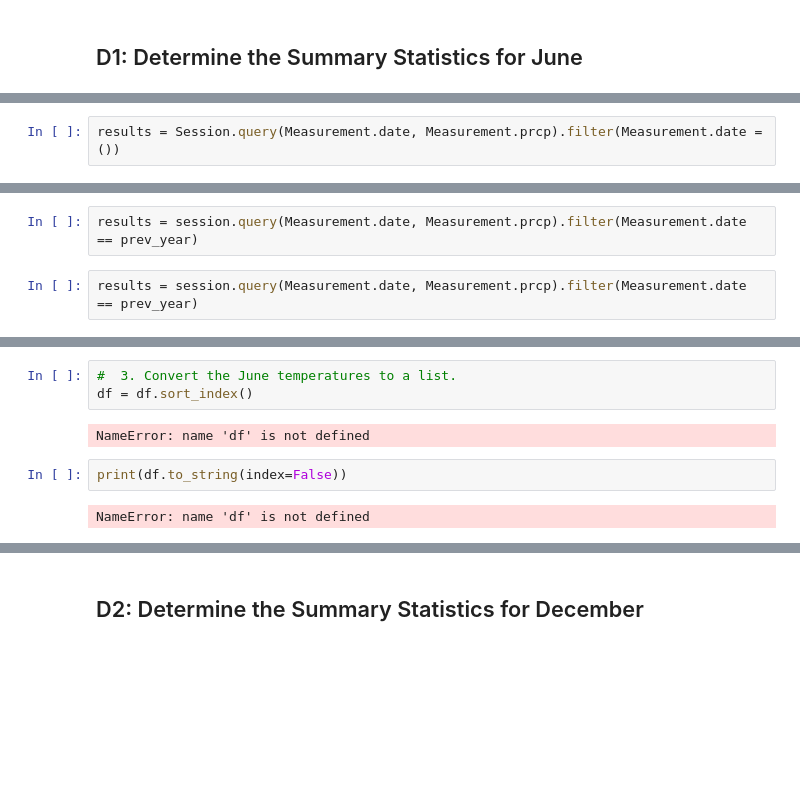
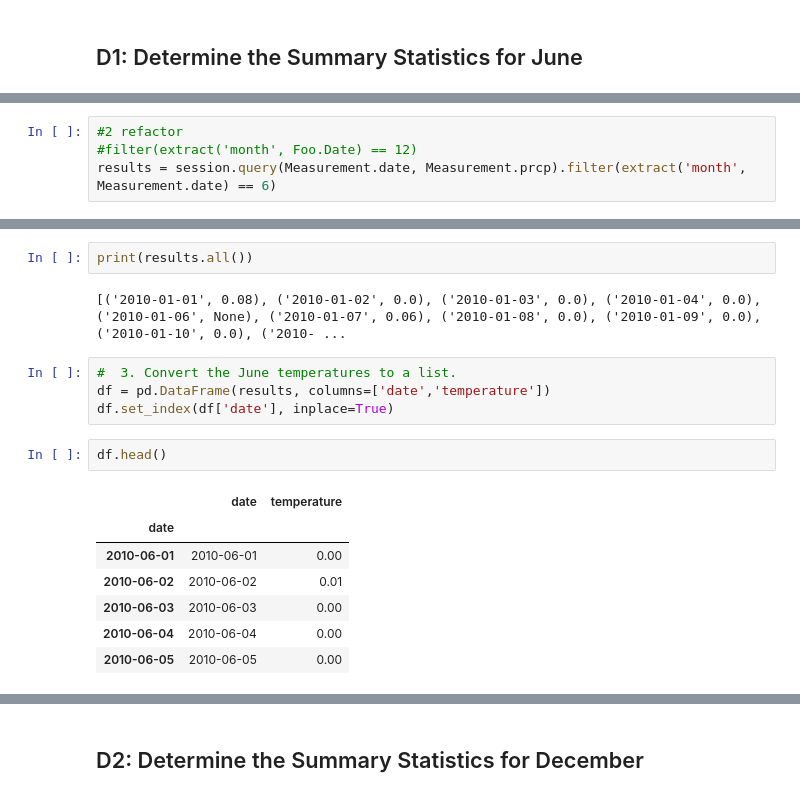
Before and after one commit to mpatubo/surfs_up, a Jupyter notebook: SurfsUp_Challenge.ipynb, the cells around one changed output, grey strips where cells are left out. Drawn from its saved outputs; the diff is of its cells as text; blank space fills up the shorter version.

```diff
--- a/SurfsUp_Challenge.ipynb
+++ b/SurfsUp_Challenge.ipynb
@@ -63,2 +39,4 @@ june = dt.date(2017,6, 1)
 # %%
-results = Session.query(Measurement.date, Measurement.prcp).filter(Measurement.date = ())
+#2 refactor
+#filter(extract('month', Foo.Date) == 12)
+results = session.query(Measurement.date, Measurement.prcp).filter(extract('month', Measurement.date) == 6)
@@ -67,4 +42,0 @@ SyntaxError: keyword can't be an expression (<ipython-input-60-7ddc11d5adf0>, li
-# %%
-results = session.query(Measurement.date, Measurement.prcp).filter(Measurement.date == prev_year)
-# %%
-results = session.query(Measurement.date, Measurement.prcp).filter(Measurement.date == prev_year)
@@ -71,11 +47,20 @@ results = session.query(Measurement.date, Measurement.prcp).filter(Measurement.d
+# %%
+print(results.all())
+# %% [output]
+[('2010-01-01', 0.08), ('2010-01-02', 0.0), ('2010-01-03', 0.0), ('2010-01-04', 0.0), ('2010-01-06', None), ('2010-01-07', 0.06), ('2010-01-08', 0.0), ('2010-01-09', 0.0), ('2010-01-10', 0.0), ('2010- ...
 # %%
 #  3. Convert the June temperatures to a list.
-df = df.sort_index()
+df = pd.DataFrame(results, columns=['date','temperature'])
+df.set_index(df['date'], inplace=True)
-# %% [output]
-NameError: name 'df' is not defined
-# %%
-print(df.to_string(index=False))
-# %% [output]
-NameError: name 'df' is not defined
+# %%
+df.head()
+# %% [output]
+|  | date | temperature |
+| date |  |  |
+| 2010-06-01 | 2010-06-01 | 0.00 |
+| 2010-06-02 | 2010-06-02 | 0.01 |
+| 2010-06-03 | 2010-06-03 | 0.00 |
+| 2010-06-04 | 2010-06-04 | 0.00 |
+| 2010-06-05 | 2010-06-05 | 0.00 |
 # %%
 # 4. Create a DataFrame from the list of temperatures for the month of June.
```
Also changed, not shown: parts of 24 cells of this notebook, 1 other file.
